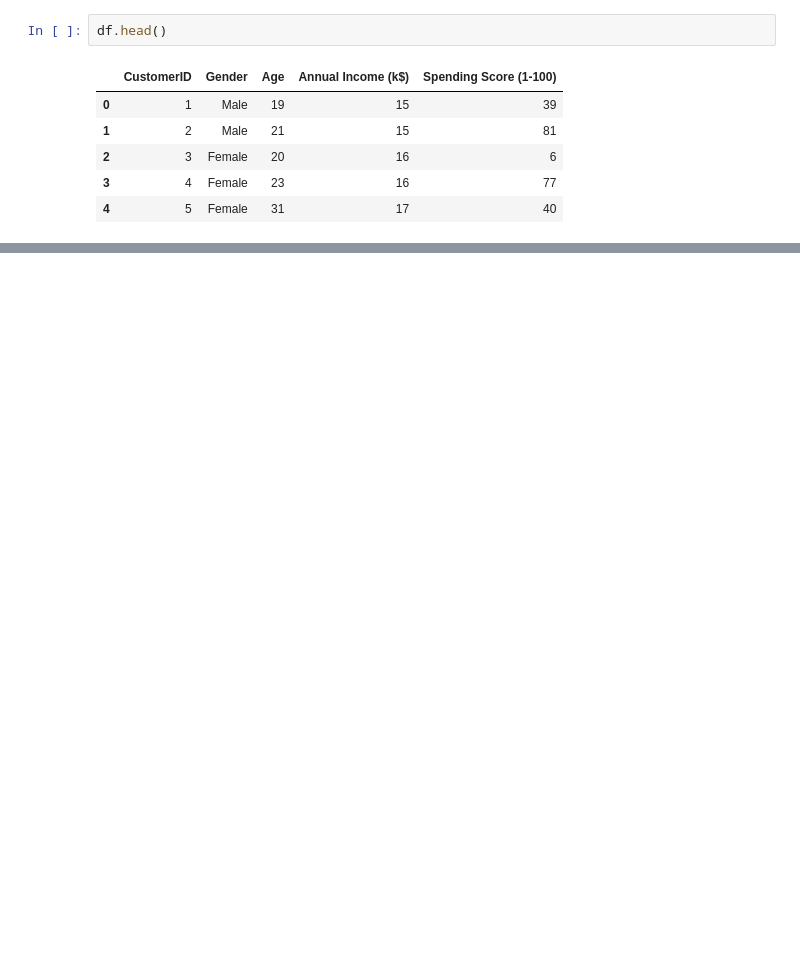
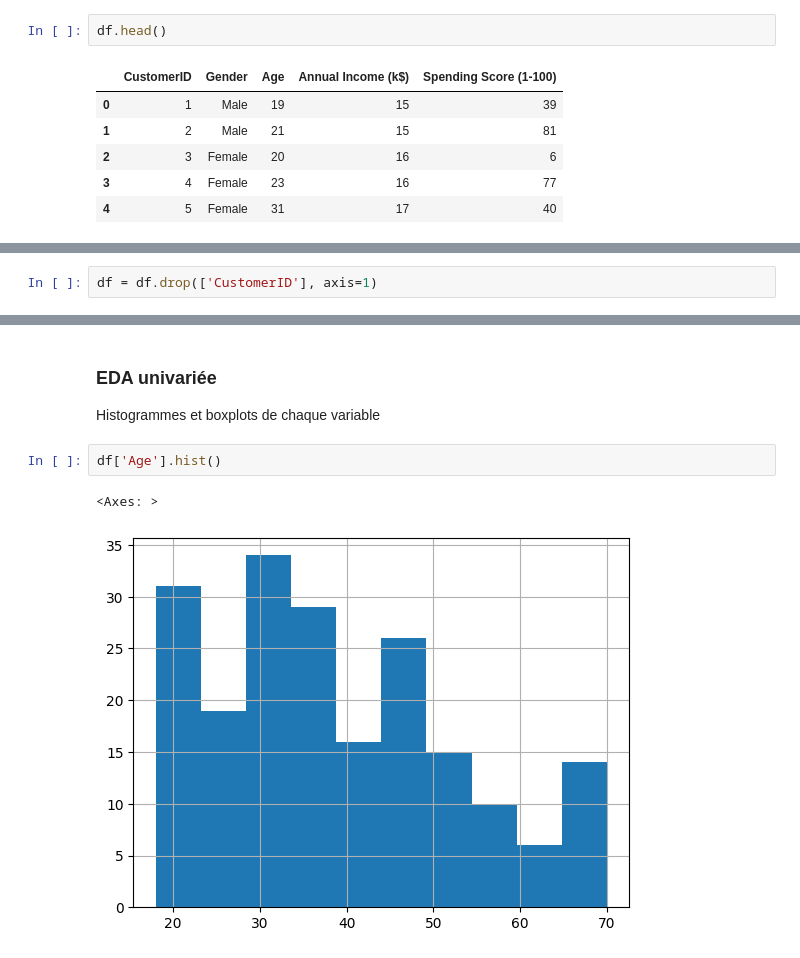
Before and after one commit to mahefatsiresy/ispm-ml-m2-2025, a Jupyter notebook: exo1.ipynb, the cells around one changed output, grey strips where cells are left out. Saved outputs shown, nothing was run; the diff lists cells and outputs as text; blank space fills up the shorter version.

```diff
--- a/exo1.ipynb
+++ b/exo1.ipynb
@@ -13,0 +41,2 @@ df.head()
+# %%
+df = df.drop(['CustomerID'], axis=1)
@@ -13,0 +64,9 @@ df.head()
+# %% [markdown]
+### EDA univariée
+
+Histogrammes et boxplots de chaque variable
+# %%
+df['Age'].hist()
+# %% [output]
+<Axes: >
+[figure, added]
```
Also changed, not shown: parts of 31 cells of this notebook, 1 other file.
